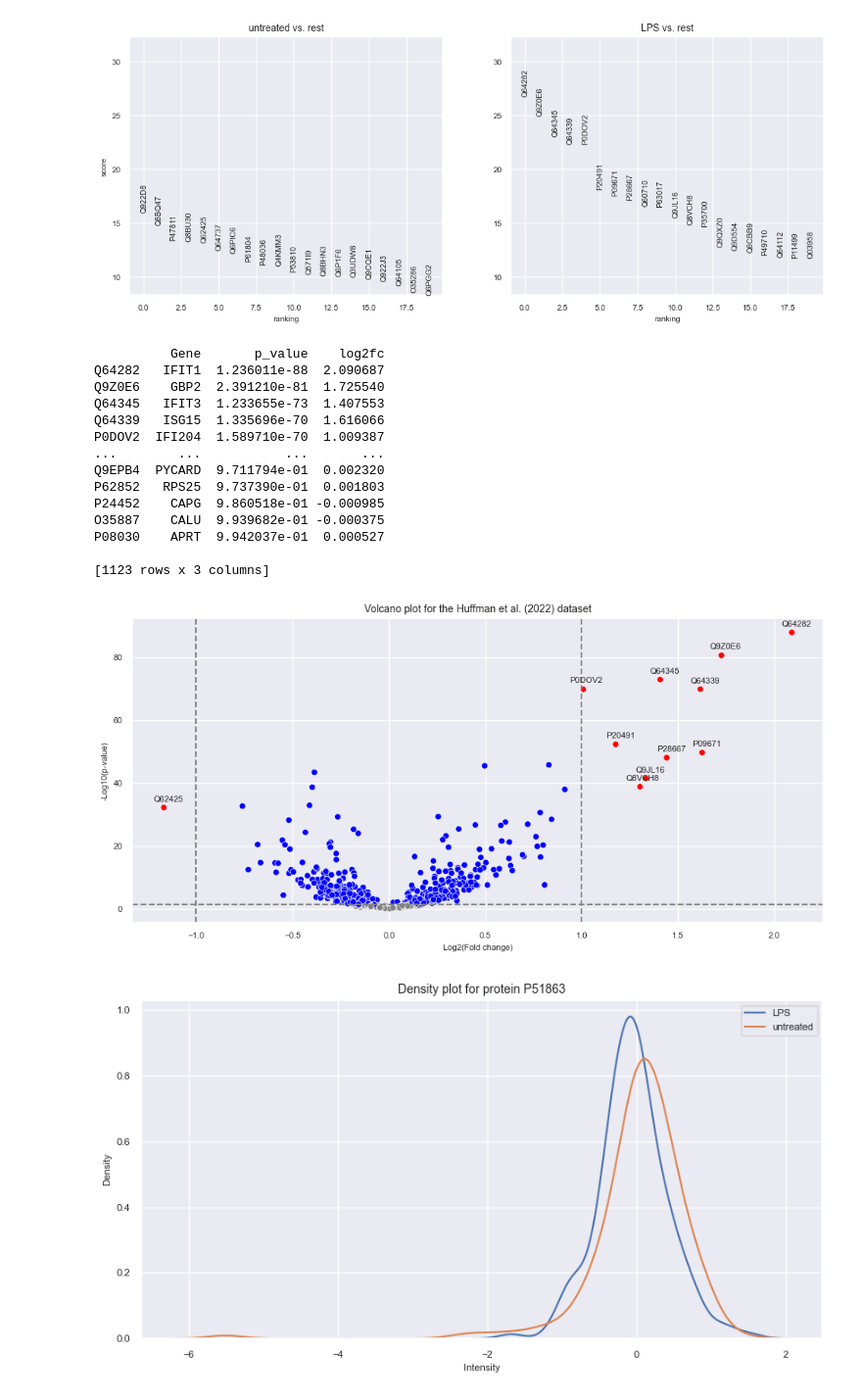
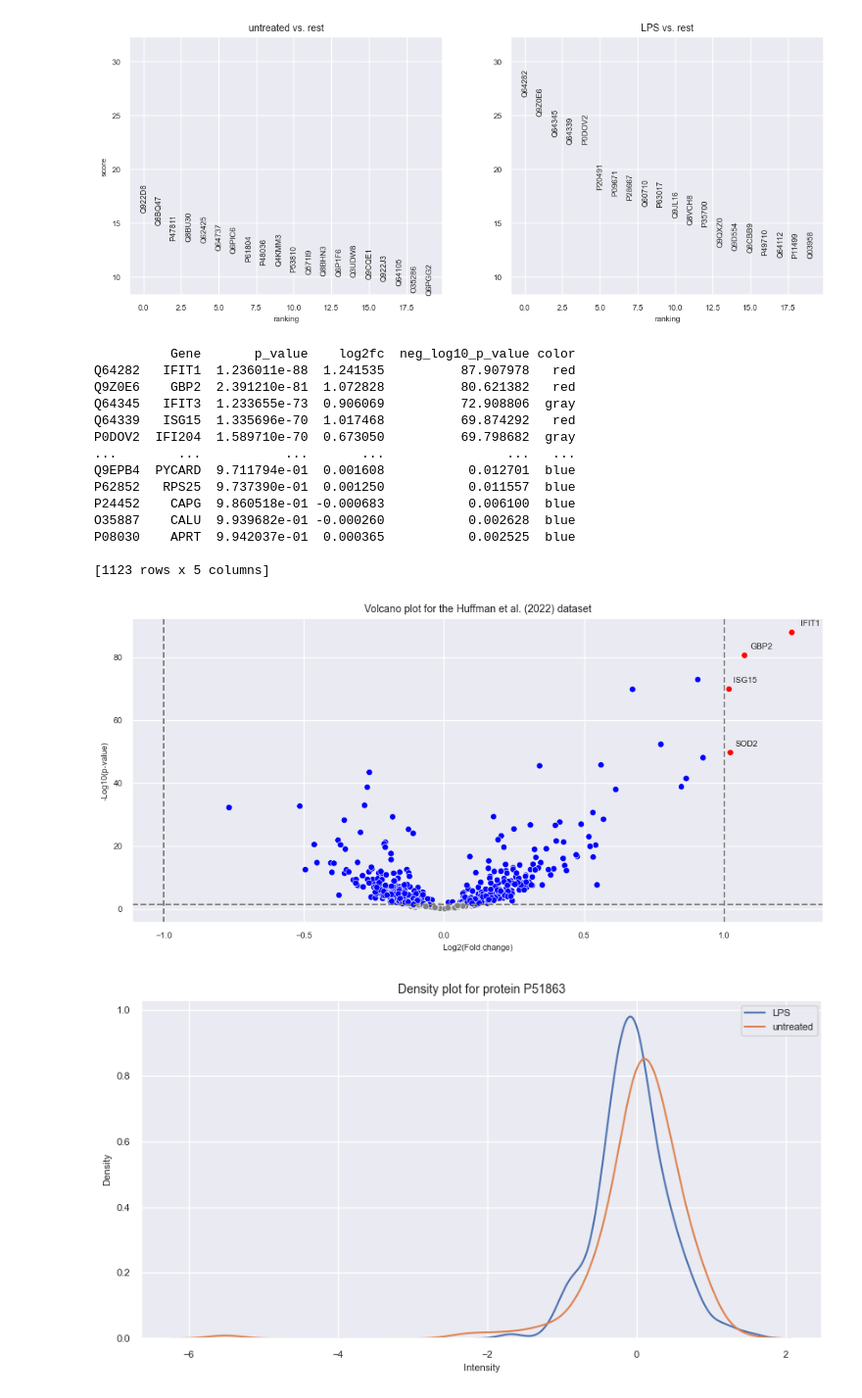
Before and after one commit to powwowath/pyMSpro, a Jupyter notebook: 00_workflow_META-ANALYSIS.ipynb, the cells around one changed output. Shown at 98% size. Cells and saved outputs as stored; diff of their text form; code cells hidden in the pictures.

```diff
--- a/00_workflow_META-ANALYSIS.ipynb
+++ b/00_workflow_META-ANALYSIS.ipynb
@@ -885,7 +885,8 @@ for i in range(df_huffman_adata.X.shape[1]):
     p_value = ttest_ind(df_huffman_adata.X[df_huffman_adata.obs['celltype'] == 'LPS'][:, i], df_huffman_adata.X[df_huffman_adata.obs['celltype'] == 'untreated'][:, i])[1]
     # store the p-value
     p_values.append(p_value)
-    log2fcs.append(np.log2(df_huffman_adata.X[df_huffman_adata.obs['celltype'] == 'LPS'][:, i].mean() + 1) - np.log2(df_huffman_adata.X[df_huffman_adata.obs['celltype'] == 'untreated'][:, i].mean() + 1))
+    log2fcs.append((df_huffman_adata.X[df_huffman_adata.obs['celltype'] == 'LPS'][:, i].mean() + 1) - (df_huffman_adata.X[df_huffman_adata.obs['celltype'] == 'untreated'][:, i].mean() + 1))
+    #log2fcs.append(np.log2(df_huffman_adata.X[df_huffman_adata.obs['celltype'] == 'LPS'][:, i].mean() + 1) - np.log2(df_huffman_adata.X[df_huffman_adata.obs['celltype'] == 'untreated'][:, i].mean() + 1))
 
 df_huffman_adata.var['p_value'] = p_values
 df_huffman_adata.var['log2fc'] = log2fcs
@@ -897,54 +898,56 @@ top_proteins = df_huffman_adata.var.sort_values('p_value')
 # print the 10 proteins with the lowest p-values
 print(top_proteins)
 # %% [output]
-          Gene       p_value    log2fc
-Q64282   IFIT1  1.236011e-88  2.090687
-Q9Z0E6    GBP2  2.391210e-81  1.725540
-Q64345   IFIT3  1.233655e-73  1.407553
-Q64339   ISG15  1.335696e-70  1.616066
-P0DOV2  IFI204  1.589710e-70  1.009387
-...        ...           ...       ...
-Q9EPB4  PYCARD  9.711794e-01  0.002320
-P62852   RPS25  9.737390e-01  0.001803
-P24452    CAPG  9.860518e-01 -0.000985
-O35887    CALU  9.939682e-01 -0.000375
-P08030    APRT  9.942037e-01  0.000527
+          Gene       p_value    log2fc  neg_log10_p_value color
+Q64282   IFIT1  1.236011e-88  1.241535          87.907978   red
+Q9Z0E6    GBP2  2.391210e-81  1.072828          80.621382   red
+Q64345   IFIT3  1.233655e-73  0.906069          72.908806  gray
+Q64339   ISG15  1.335696e-70  1.017468          69.874292   red
+P0DOV2  IFI204  1.589710e-70  0.673050          69.798682  gray
+...        ...           ...       ...                ...   ...
+Q9EPB4  PYCARD  9.711794e-01  0.001608           0.012701  blue
+P62852   RPS25  9.737390e-01  0.001250           0.011557  blue
+P24452    CAPG  9.860518e-01 -0.000683           0.006100  blue
+O35887    CALU  9.939682e-01 -0.000260           0.002628  blue
+P08030    APRT  9.942037e-01  0.000365           0.002525  blue
 
-[1123 rows x 3 columns]
+[1123 rows x 5 columns]
 # %%
+LOG2_THRESHOLD = 1
+
 df_huffman_adata.var['neg_log10_p_value'] = -np.log10(df_huffman_adata.var['p_value'])
 
 # Create a color column based on the p-value threshold and fold change
 df_huffman_adata.var['color'] = 'blue'
 df_huffman_adata.var.loc[df_huffman_adata.var['p_value'] < 0.05, 'color'] = 'gray'
-df_huffman_adata.var.loc[(df_huffman_adata.var['p_value'] < 0.05) & (df_huffman_adata.var['log2fc'] > 1), 'color'] = 'red'
-df_huffman_adata.var.loc[(df_huffman_adata.var['p_value'] < 0.05) & (df_huffman_adata.var['log2fc'] < -1), 'color'] = 'red'
+df_huffman_adata.var.loc[(df_huffman_adata.var['p_value'] < 0.05) & (df_huffman_adata.var['log2fc'] > LOG2_THRESHOLD), 'color'] = 'red'
+df_huffman_adata.var.loc[(df_huffman_adata.var['p_value'] < 0.05) & (df_huffman_adata.var['log2fc'] < -LOG2_THRESHOLD), 'color'] = 'red'
 
 # Filter for significant genes with |log2fc| > 1 and p-value < 0.05
-significant_genes = df_huffman_adata.var[(df_huffman_adata.var['p_value'] < 0.05) & (abs(df_huffman_adata.var['log2fc']) > 1)]
+significant_genes = df_huffman_adata.var[(df_huffman_adata.var['p_value'] < 0.05) & (abs(df_huffman_adata.var['log2fc']) > LOG2_THRESHOLD)]
 
 # Volcano plot
 plt.figure(figsize=(10, 5))
 sns.scatterplot(data=df_huffman_adata.var, x='log2fc', y='neg_log10_p_value', hue='color', palette=['gray', 'blue', 'red'], legend=False)
 plt.xlabel("Log2(Fold change)")
 plt.ylabel("-Log10(p-value)")
 plt.title("Volcano plot for the Huffman et al. (2022) dataset")
 
 # Draw a horizontal line at the significance threshold for -log10(0.05)
 plt.axhline(-np.log10(0.05), color='gray', linestyle='--')
 
 # Draw relevant vertical lines
-plt.axvline(-1, color='gray', linestyle='--')
-plt.axvline(1, color='gray', linestyle='--')
+plt.axvline(-LOG2_THRESHOLD, color='gray', linestyle='--')
+plt.axvline(LOG2_THRESHOLD, color='gray', linestyle='--')
 
 # Annotate significant genes with some space added
 for idx, row in significant_genes.iterrows():
-    plt.text(row['log2fc'] + 0.1, row['neg_log10_p_value'] + 2, row.name, fontsize=8, ha='right')
+    plt.text(row['log2fc'] + 0.1, row['neg_log10_p_value'] + 2, row["Gene"], fontsize=8, ha='right')
 
 plt.tight_layout()
 plt.show()
 # %% [output]
-[figure, old version]
+[figure, new version]
 # %%
 # Single density plot (protein P51863)
 plt.figure(figsize=(10, 5))
```
